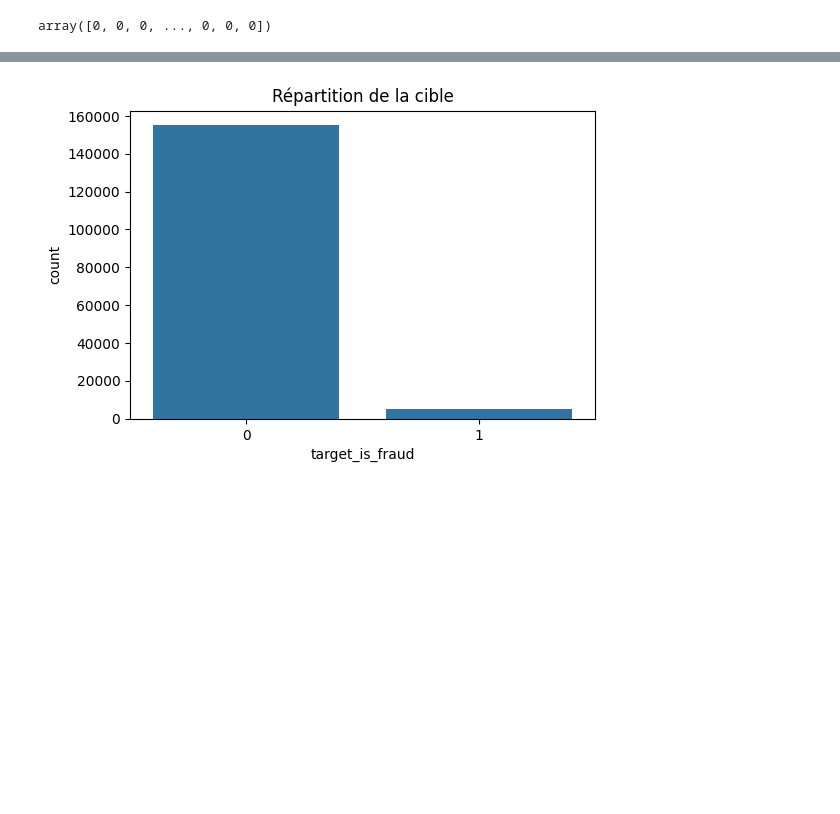
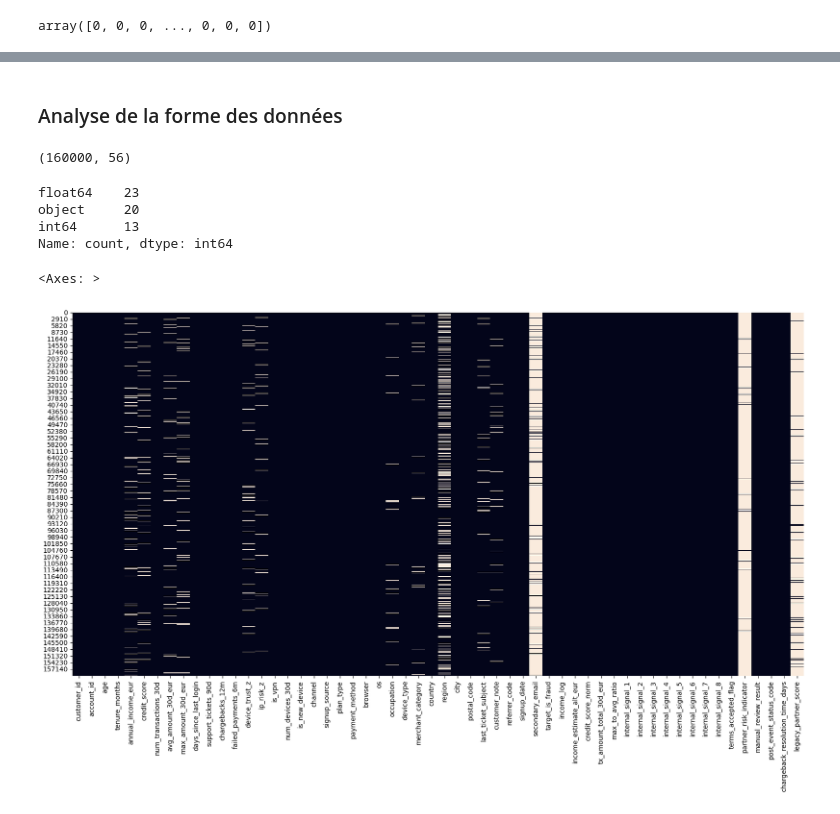
Before and after one commit to Noah-rsn/Projet_ML_B2_Noah_Yasmina, a Jupyter notebook: EDA/EDA_Noah.ipynb, the cells around one changed output, grey strips where cells are left out. Cells and saved outputs as stored; diff of their text form; code cells hidden in the pictures; blank space fills up the shorter version.

```diff
--- a/EDA/EDA_Noah.ipynb
+++ b/EDA/EDA_Noah.ipynb
@@ -163,7 +159,0 @@ Name: proportion, dtype: float64
-# %%
-plt.figure(figsize=(6,4))
-sns.countplot(x='target_is_fraud', data=df)
-plt.title("Répartition de la cible")
-plt.show()
-# %% [output]
-[figure, removed]
@@ -172,0 +160,19 @@ num_cols.remove('target_is_fraud')
+# %% [markdown]
+### Analyse de la forme des données
+# %%
+df.shape
+# %% [output]
+(160000, 56)
+# %%
+df.dtypes.value_counts()
+# %% [output]
+float64    23
+object     20
+int64      13
+Name: count, dtype: int64
+# %%
+plt.figure(figsize=(20,10))
+sns.heatmap(df.isna(), cbar=False)
+# %% [output]
+<Axes: >
+[figure, added]
```
Also changed, not shown: parts of 37 cells of this notebook, 2 other files.
